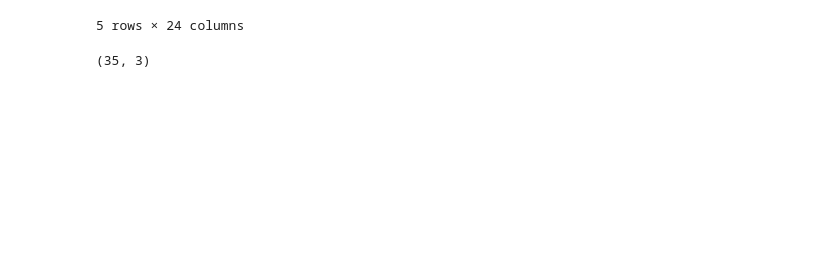
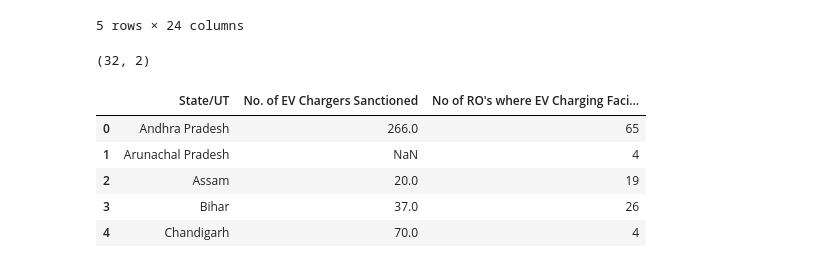
Before and after one commit to deepak03c/EV_Market_Segmentation, a Jupyter notebook: EV_Marketsegmentation.ipynb, the cells around one changed output. Saved outputs shown, nothing was run; the diff lists cells and outputs as text; code cells hidden in the pictures; blank space fills up the shorter version.

```diff
--- a/EV_Marketsegmentation.ipynb
+++ b/EV_Marketsegmentation.ipynb
@@ -66,9 +66,7 @@ data6.head()
 | 3 | 1 | BHARAT STAGE I | 0 | 36 | 0 | 0 | 0 | ... |
 | 4 | 2 | BHARAT STAGE II | 0 | 289 | 0 | 0 | 0 | ... |
 5 rows × 24 columns
-# %%
-data1.shape
-data2.shape
-data3.shape
-# %% [output]
-(35, 3)
+# %%
+data2.shape
+# %% [output]
+(32, 2)
@@ -74,0 +75,9 @@ data3.shape
+# %%
+df.head()
+# %% [output]
+|  | State/UT | No. of EV Chargers Sanctioned | No of RO's where EV Charging Faci... |
+| 0 | Andhra Pradesh | 266.0 | 65 |
+| 1 | Arunachal Pradesh | NaN | 4 |
+| 2 | Assam | 20.0 | 19 |
+| 3 | Bihar | 37.0 | 26 |
+| 4 | Chandigarh | 70.0 | 4 |
```
Also changed, not shown: parts of 12 cells of this notebook.
